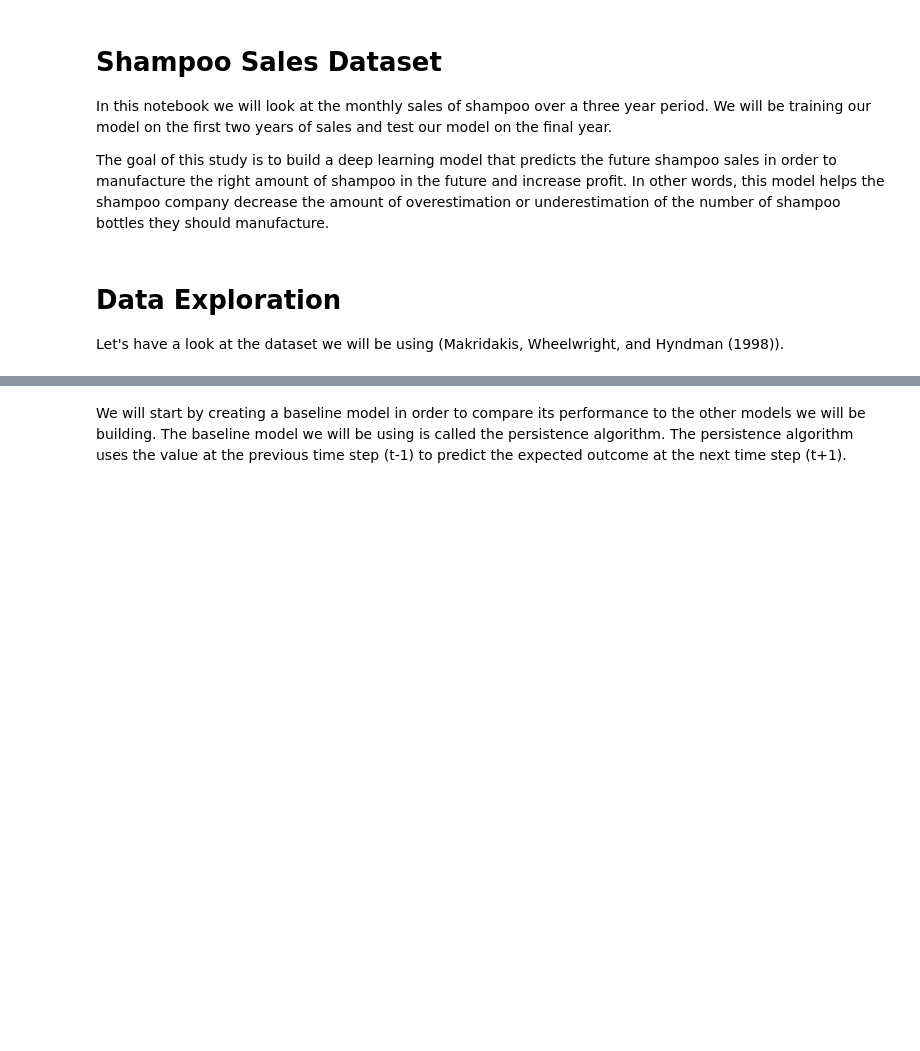
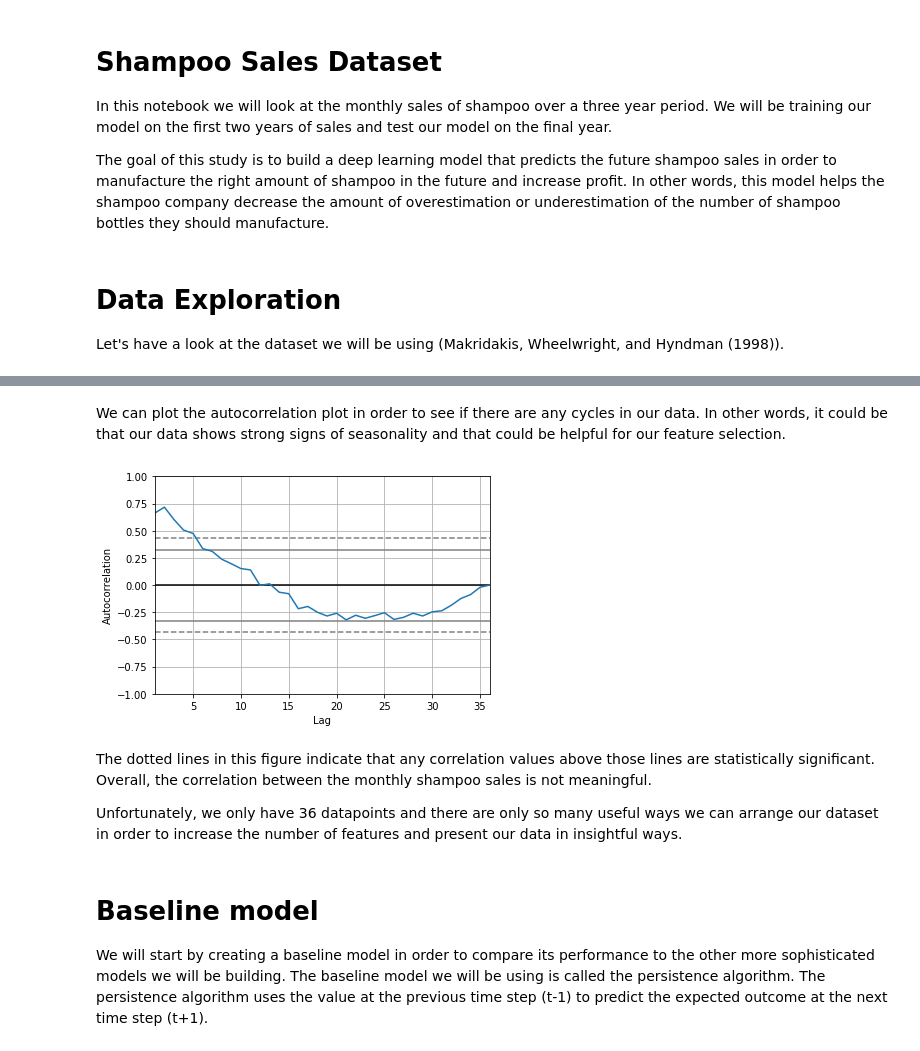
Before and after one commit to JayThibs/time-series-forecasting, a Jupyter notebook: Untitled.ipynb, the cells around one changed output, grey strips where cells are left out. Saved outputs shown, nothing was run; the diff lists cells and outputs as text; code cells hidden in the pictures; blank space fills up the shorter version.

Commit message:
Working on data exploration

```diff
--- a/Untitled.ipynb
+++ b/Untitled.ipynb
@@ -37,2 +49,15 @@ The most obvious thing about this figure is that shampoo sales are increasing ye
+# %% [markdown]
+We can plot the autocorrelation plot in order to see if there are any cycles in our data. In other words, it could be that our data shows strong signs of seasonality and that could be helpful for our feature selection.
+# %%
+pd.plotting.autocorrelation_plot(monthly_df)
+plt.show()
+# %% [output]
+[figure, added]
+# %% [markdown]
+The dotted lines in this figure indicate that any correlation values above those lines are statistically significant. Overall, the correlation between the monthly shampoo sales is not meaningful.
+
+Unfortunately, we only have 36 datapoints and there are only so many useful ways we can arrange our dataset in order to increase the number of features and present our data in insightful ways.
 # %% [markdown]
-We will start by creating a baseline model in order to compare its performance to the other models we will be building. The baseline model we will be using is called the persistence algorithm. The persistence algorithm uses the value at the previous time step (t-1) to predict the expected outcome at the next time step (t+1).
+# Baseline model
+
+We will start by creating a baseline model in order to compare its performance to the other more sophisticated models we will be building. The baseline model we will be using is called the persistence algorithm. The persistence algorithm uses the value at the previous time step (t-1) to predict the expected outcome at the next time step (t+1).
```
Also changed, not shown: parts of 5 cells of this notebook.
